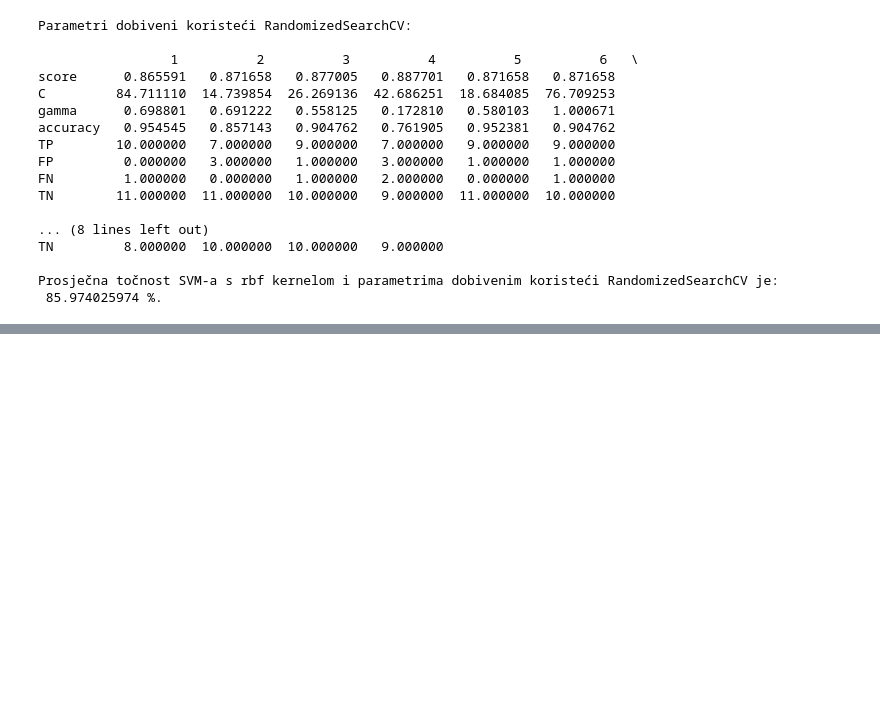
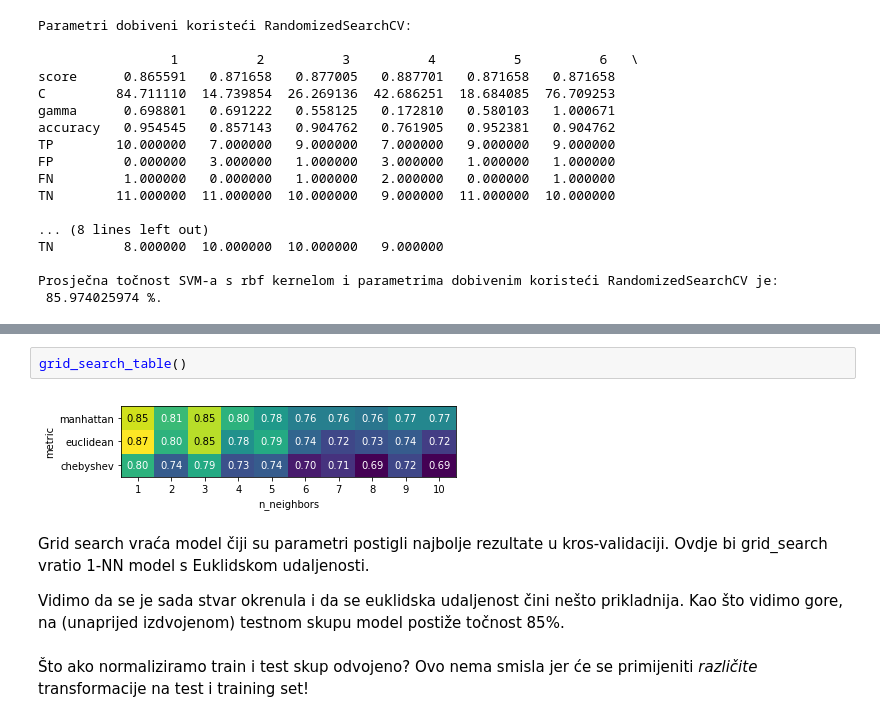
Before and after one commit to PMF-StrojnoUcenje2018/Rock_n_Mine, a Jupyter notebook: Rock_n_Mine.ipynb, the cells around one changed output, grey strips where cells are left out. Drawn from its saved outputs; the diff is of its cells as text; blank space fills up the shorter version.

```diff
--- a/Rock_n_Mine.ipynb
+++ b/Rock_n_Mine.ipynb
@@ -336,0 +443,12 @@ Prosječna točnost SVM-a s rbf kernelom i parametrima dobivenim koristeći Rand
+# %%
+grid_search_table()
+# %% [output]
+[figure, added]
+# %% [markdown]
+Grid search vraća model čiji su parametri postigli najbolje rezultate u kros-validaciji.
+Ovdje bi grid_search vratio 1-NN model s Euklidskom udaljenosti.
+
+Vidimo da se je sada stvar okrenula i da se euklidska udaljenost čini nešto prikladnija.
+Kao što vidimo gore, na (unaprijed izdvojenom) testnom skupu model postiže točnost 85%.
+# %% [markdown]
+Što ako normaliziramo train i test skup odvojeno? Ovo nema smisla jer će se primijeniti _različite_ transformacije na test i training set!
```
Also changed, not shown: parts of 46 cells of this notebook.
